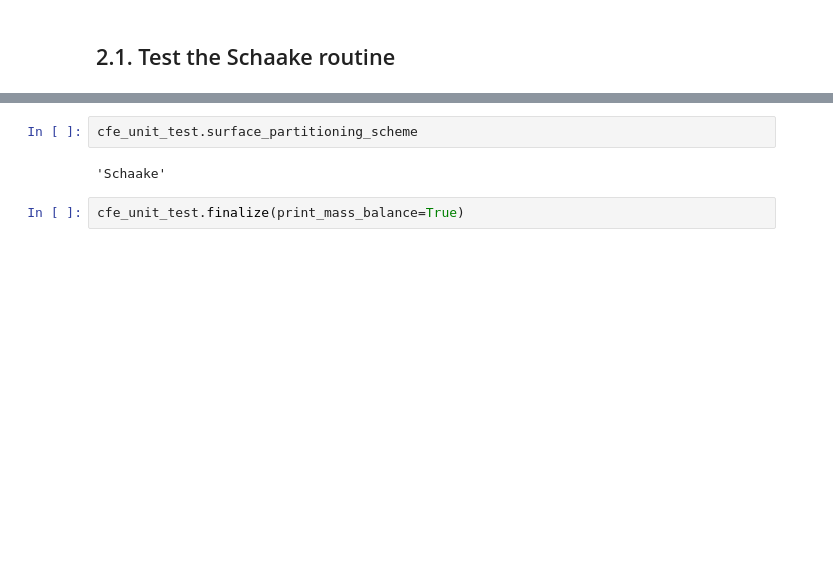
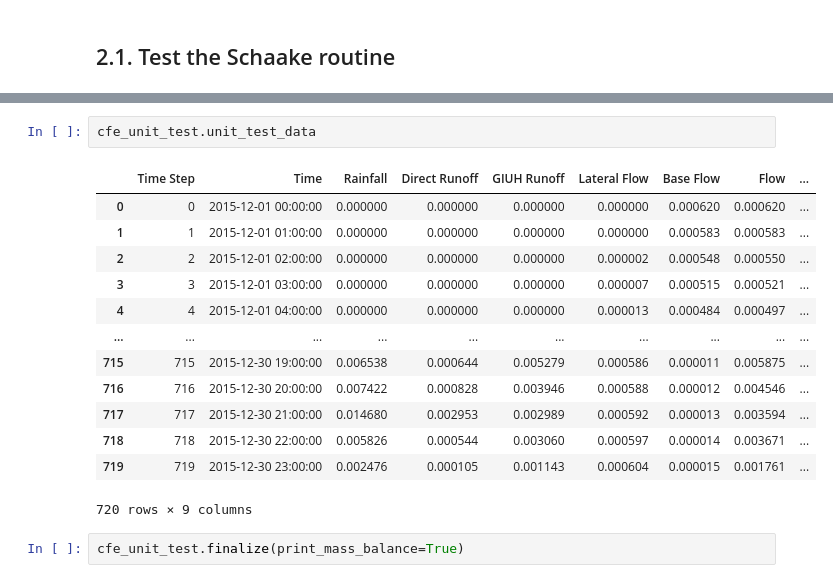
Before and after one commit to NWC-CUAHSI-Summer-Institute/cfe_py, a Jupyter notebook: run_cfe_bmi.ipynb, the cells around one changed output, grey strips where cells are left out. Drawn from its saved outputs; the diff is of its cells as text; blank space fills up the shorter version.

```diff
--- a/run_cfe_bmi.ipynb
+++ b/run_cfe_bmi.ipynb
@@ -82,7 +82,19 @@ cfe_unit_test.run_unit_test(plot=True, print_fluxes=False)
 # %%
-cfe_unit_test.surface_partitioning_scheme
+cfe_unit_test.unit_test_data
 # %% [output]
+|  | Time Step | Time | Rainfall | Direct Runoff | GIUH Runoff | Lateral Flow | Base Flow | Flow | ... |
+| 0 | 0 | 2015-12-01 00:00:00 | 0.000000 | 0.000000 | 0.000000 | 0.000000 | 0.000620 | 0.000620 | ... |
+| 1 | 1 | 2015-12-01 01:00:00 | 0.000000 | 0.000000 | 0.000000 | 0.000000 | 0.000583 | 0.000583 | ... |
+| 2 | 2 | 2015-12-01 02:00:00 | 0.000000 | 0.000000 | 0.000000 | 0.000002 | 0.000548 | 0.000550 | ... |
+| 3 | 3 | 2015-12-01 03:00:00 | 0.000000 | 0.000000 | 0.000000 | 0.000007 | 0.000515 | 0.000521 | ... |
+| 4 | 4 | 2015-12-01 04:00:00 | 0.000000 | 0.000000 | 0.000000 | 0.000013 | 0.000484 | 0.000497 | ... |
+| ... | ... | ... | ... | ... | ... | ... | ... | ... | ... |
+| 715 | 715 | 2015-12-30 19:00:00 | 0.006538 | 0.000644 | 0.005279 | 0.000586 | 0.000011 | 0.005875 | ... |
+| 716 | 716 | 2015-12-30 20:00:00 | 0.007422 | 0.000828 | 0.003946 | 0.000588 | 0.000012 | 0.004546 | ... |
+| 717 | 717 | 2015-12-30 21:00:00 | 0.014680 | 0.002953 | 0.002989 | 0.000592 | 0.000013 | 0.003594 | ... |
+| 718 | 718 | 2015-12-30 22:00:00 | 0.005826 | 0.000544 | 0.003060 | 0.000597 | 0.000014 | 0.003671 | ... |
+| 719 | 719 | 2015-12-30 23:00:00 | 0.002476 | 0.000105 | 0.001143 | 0.000604 | 0.000015 | 0.001761 | ... |
-'Schaake'
+720 rows × 9 columns
 # %%
 cfe_unit_test.finalize(print_mass_balance=True)
 # %% [output]
```
Also changed, not shown: parts of 3 cells of this notebook, 5 other files.
